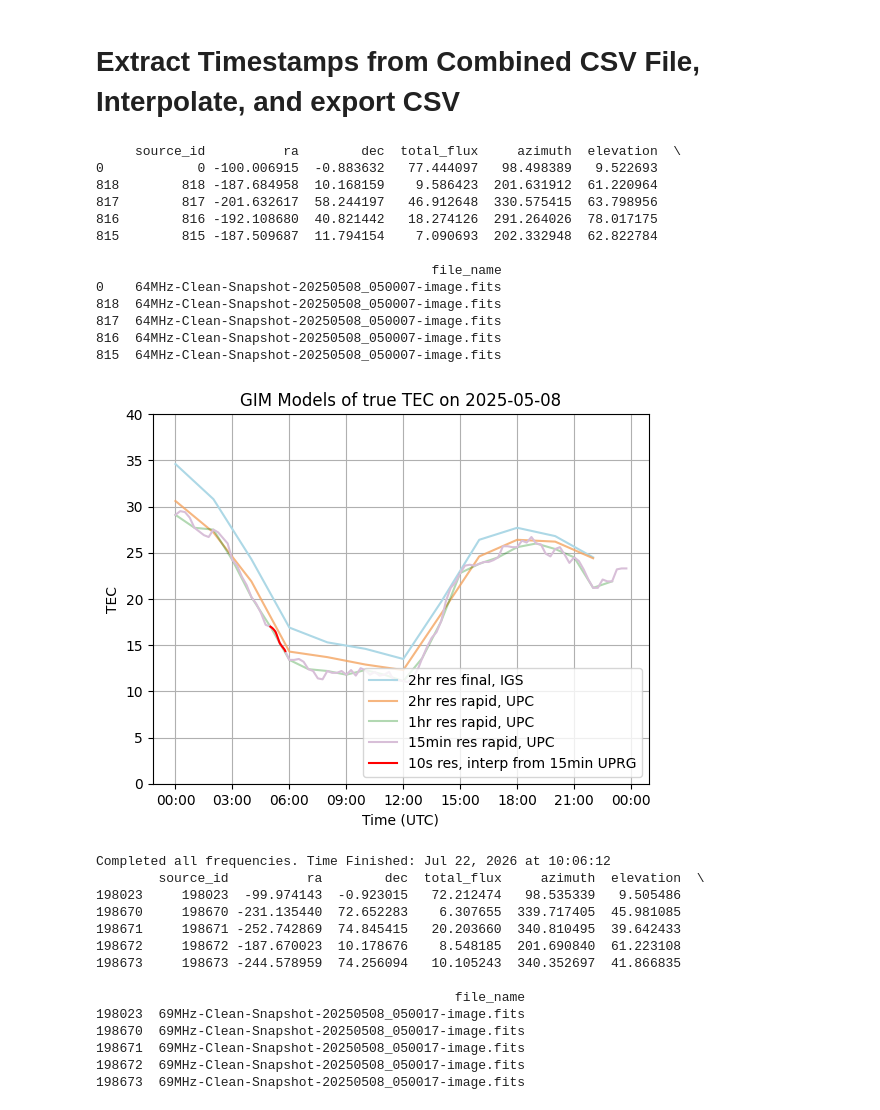
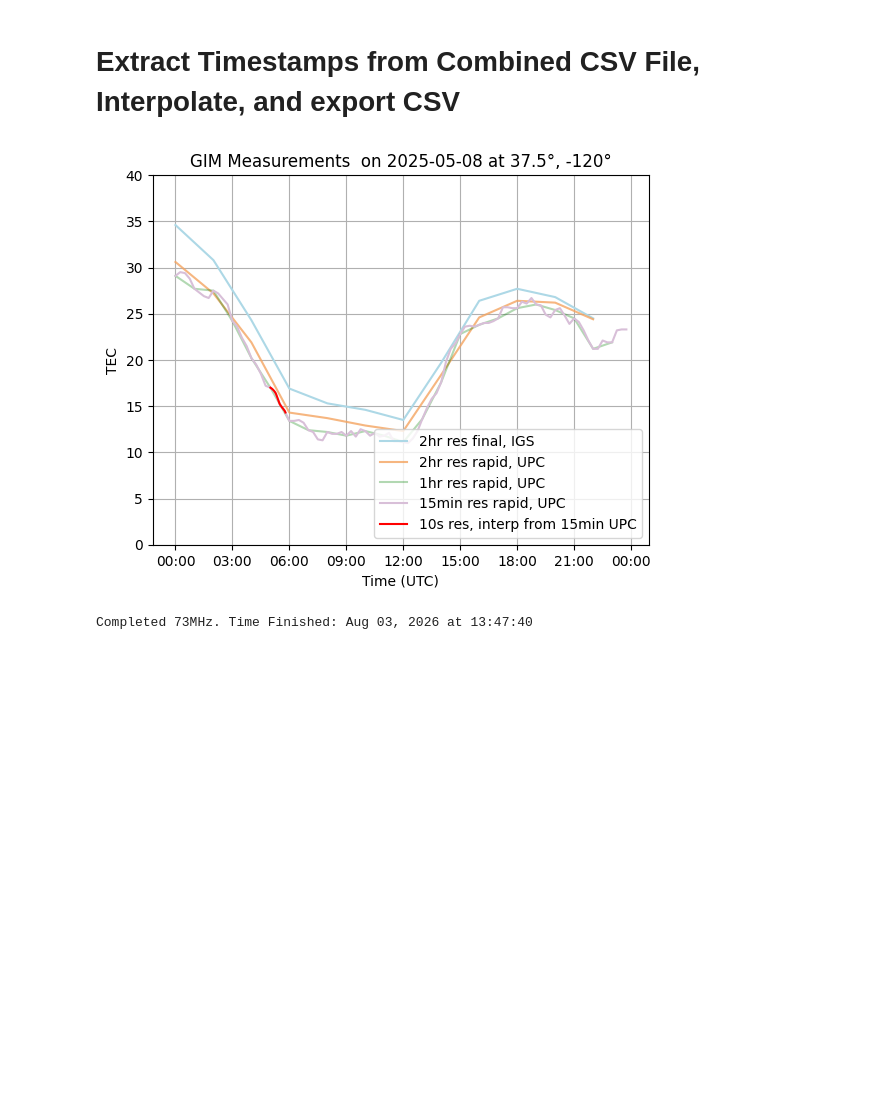
Before and after one commit to rkk7452/GIM_TEC_Extraction, a Jupyter notebook: Extract_GIM_TEC.ipynb, the cells around one changed output. Saved outputs shown, nothing was run; the diff lists cells and outputs as text; code cells hidden in the pictures; blank space fills up the shorter version.

Commit message:
Cleaned up and added notes at the top.

```diff
--- a/Extract_GIM_TEC.ipynb
+++ b/Extract_GIM_TEC.ipynb
@@ -51,4 +57,4 @@ output_path = "/content/drive/MyDrive/Caltech SRC '26/GIM-Interpolations/"
 #Fields to change:
 
 date = "2025-05-08" # format: YYYY-MM-DD
-frequencies = [64,69,78,82] # full range: 18,23,27,32,36,41,46,55,59,64,69,78,82
+frequencies = [73] # full range: 18,23,27,32,36,41,46,55,59,64,69,78,82
@@ -225,12 +233,11 @@ plt.show()
 # %% [markdown]
 # Extract Timestamps from Combined CSV File, Interpolate, and export CSV
 # %%
-# loopable version
 
 for freq in frequencies:
-  df = pd.read_csv(os.path.join(ryan_folder_path, short_int_folder, date_short, f"combined_sources_{freq}MHz_{date_short}.csv"))
+  df = pd.read_csv(os.path.join(short_int_folder, date_short, f"combined_sources_{freq}MHz_{date_short}.csv"))
   df = df.sort_values(by='file_name',ascending=True)
-  print(df.head())
+  #print(df.head())
   times_df = df.copy().drop(columns=['source_id','ra','dec','total_flux','azimuth','elevation'])
 
   times_df['dt'] = pd.to_datetime(
@@ -254,61 +261,35 @@ for freq in frequencies:
       "TEC": gim_tec_arr
   })
 
   #plot again with interpolated values
   a = ovro_tec_2h.copy().drop(columns=['Lat','Lon']) # 2 hour final, IGS
   b = ovro_tec_2h_r.copy().drop(columns=['Lat','Lon']) # 2 hour rapid, UPC
   c = ovro_tec_1h.copy().drop(columns=['Lat','Lon']) # 1 hour rapid, UPC
   d = ovro_tec_15m.copy().drop(columns=['Lat','Lon']) # 15 min rapid, UPC
   e = gim_tec
 
   fig, ax = plt.subplots()
   ax.plot(a['DateTime'], a['TEC'], label = '2hr res final, IGS', alpha=1, c='lightblue')
   ax.plot(b['DateTime'], b['TEC'], label = '2hr res rapid, UPC', alpha=0.8, c='sandybrown')
   ax.plot(c['DateTime'], c['TEC'], label = '1hr res rapid, UPC', alpha=0.3, c='green')
   ax.plot(d['DateTime'], d['TEC'], label = '15min res rapid, UPC', alpha=1, c='thistle')
-  ax.plot(e['DateTime'], e['TEC'], label = '10s res, interp from 15min UPRG', c='red')
+  ax.plot(e['DateTime'], e['TEC'], label = '10s res, interp from 15min UPC', c='red')
 
   ax.set_ylim(0,40)
 
   ax.set(xlabel='Time (UTC)', ylabel='TEC',
-        title=f'GIM Models of true TEC on {date}')
+        title=f'GIM Measurements  on {date} at {targetLat}°, {targetLon}°')
   ax.grid()
   ax.xaxis.set_major_locator(mdates.HourLocator(byhour=range(0, 24, 3))) # tick every 3 hours between 0 and 24
   ax.xaxis.set_major_formatter(mdates.DateFormatter('%H:%M')) # For hours
   plt.legend(loc="lower right")
 
   plt.show()
 
   combined_csv_path = os.path.join(output_path, str(date_short), f"{date_short}_{freq}MHz_GIM_TEC.csv")
   gim_tec.to_csv(combined_csv_path, index=False)
 
-  print(f"Completed all frequencies. Time Finished: {datetime.now(pytz.timezone("US/Pacific")).strftime("%b %d, %Y at %H:%M:%S")}")
+  print(f"Completed {freq}MHz. Time Finished: {datetime.now(pytz.timezone("US/Pacific")).strftime("%b %d, %Y at %H:%M:%S")}")
 # %% [output]
+[figure, new version]
-     source_id          ra        dec  total_flux     azimuth  elevation  \
-0            0 -100.006915  -0.883632   77.444097   98.498389   9.522693
-818        818 -187.684958  10.168159    9.586423  201.631912  61.220964
-817        817 -201.632617  58.244197   46.912648  330.575415  63.798956
-816        816 -192.108680  40.821442   18.274126  291.264026  78.017175
-815        815 -187.509687  11.794154    7.090693  202.332948  62.822784
-
-                                           file_name
-0    64MHz-Clean-Snapshot-20250508_050007-image.fits
-818  64MHz-Clean-Snapshot-20250508_050007-image.fits
-817  64MHz-Clean-Snapshot-20250508_050007-image.fits
-816  64MHz-Clean-Snapshot-20250508_050007-image.fits
-815  64MHz-Clean-Snapshot-20250508_050007-image.fits
+Completed 73MHz. Time Finished: Aug 03, 2026 at 13:47:40
-[figure, old version]
-Completed all frequencies. Time Finished: Jul 22, 2026 at 10:06:12
-        source_id          ra        dec  total_flux     azimuth  elevation  \
-198023     198023  -99.974143  -0.923015   72.212474   98.535339   9.505486
-198670     198670 -231.135440  72.652283    6.307655  339.717405  45.981085
-198671     198671 -252.742869  74.845415   20.203660  340.810495  39.642433
-198672     198672 -187.670023  10.178676    8.548185  201.690840  61.223108
-198673     198673 -244.578959  74.256094   10.105243  340.352697  41.866835
-
-                                              file_name
-198023  69MHz-Clean-Snapshot-20250508_050017-image.fits
-198670  69MHz-Clean-Snapshot-20250508_050017-image.fits
-198671  69MHz-Clean-Snapshot-20250508_050017-image.fits
-198672  69MHz-Clean-Snapshot-20250508_050017-image.fits
-198673  69MHz-Clean-Snapshot-20250508_050017-image.fits
```
Also changed, not shown: parts of 11 cells of this notebook.
